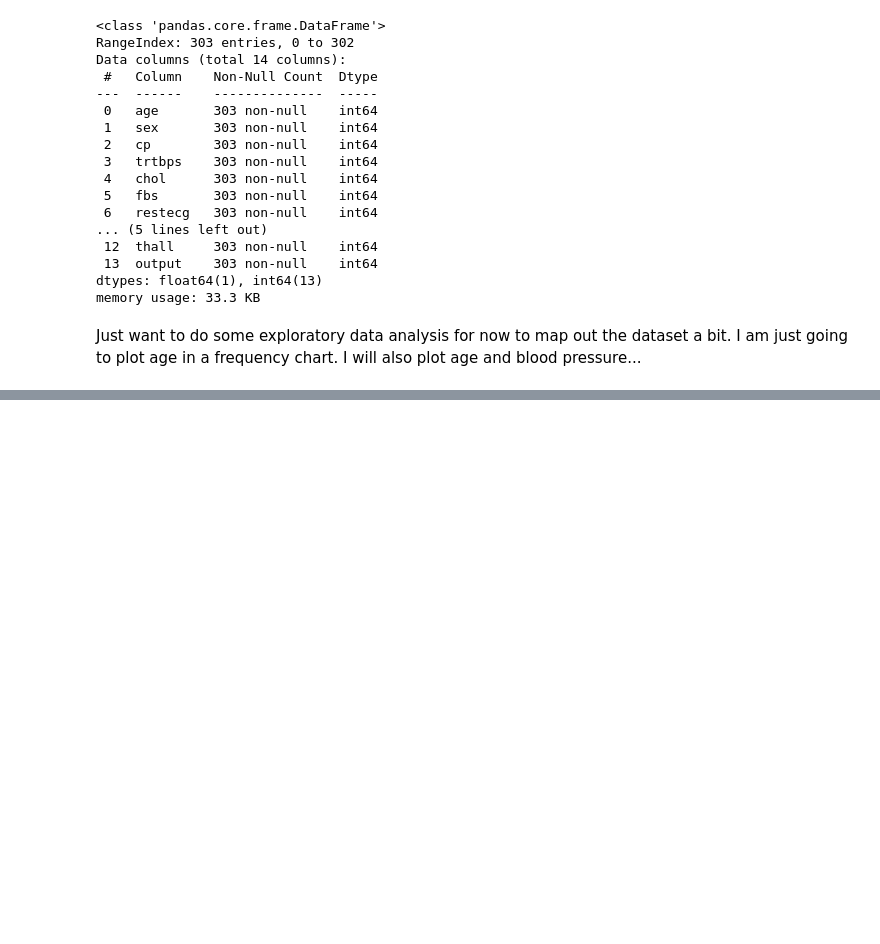
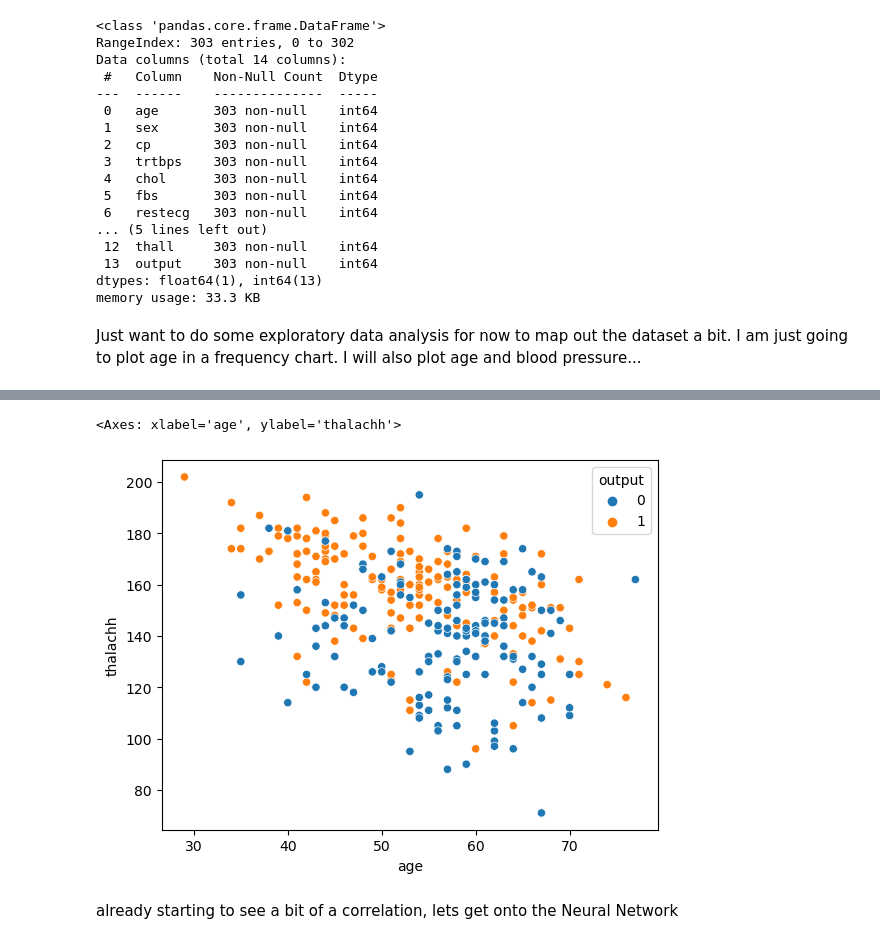
Before and after one commit to Alex-Drysdale/Jupyter_Notebook_work, a Jupyter notebook: Machine Learning/PyTorch/First_nn.ipynb, the cells around one changed output, grey strips where cells are left out. Saved outputs shown, nothing was run; the diff lists cells and outputs as text; code cells hidden in the pictures; blank space fills up the shorter version.

```diff
--- a/Machine Learning/PyTorch/First_nn.ipynb
+++ b/Machine Learning/PyTorch/First_nn.ipynb
@@ -47,0 +78,7 @@ age = np.array(df[['age']])
+# %%
+sns.scatterplot(x = "age", y = "thalachh", hue = "output", data = df)
+# %% [output]
+<Axes: xlabel='age', ylabel='thalachh'>
+[figure, added]
+# %% [markdown]
+already starting to see a bit of a correlation, lets get onto the Neural Network
```
Also changed, not shown: parts of 12 cells of this notebook.
